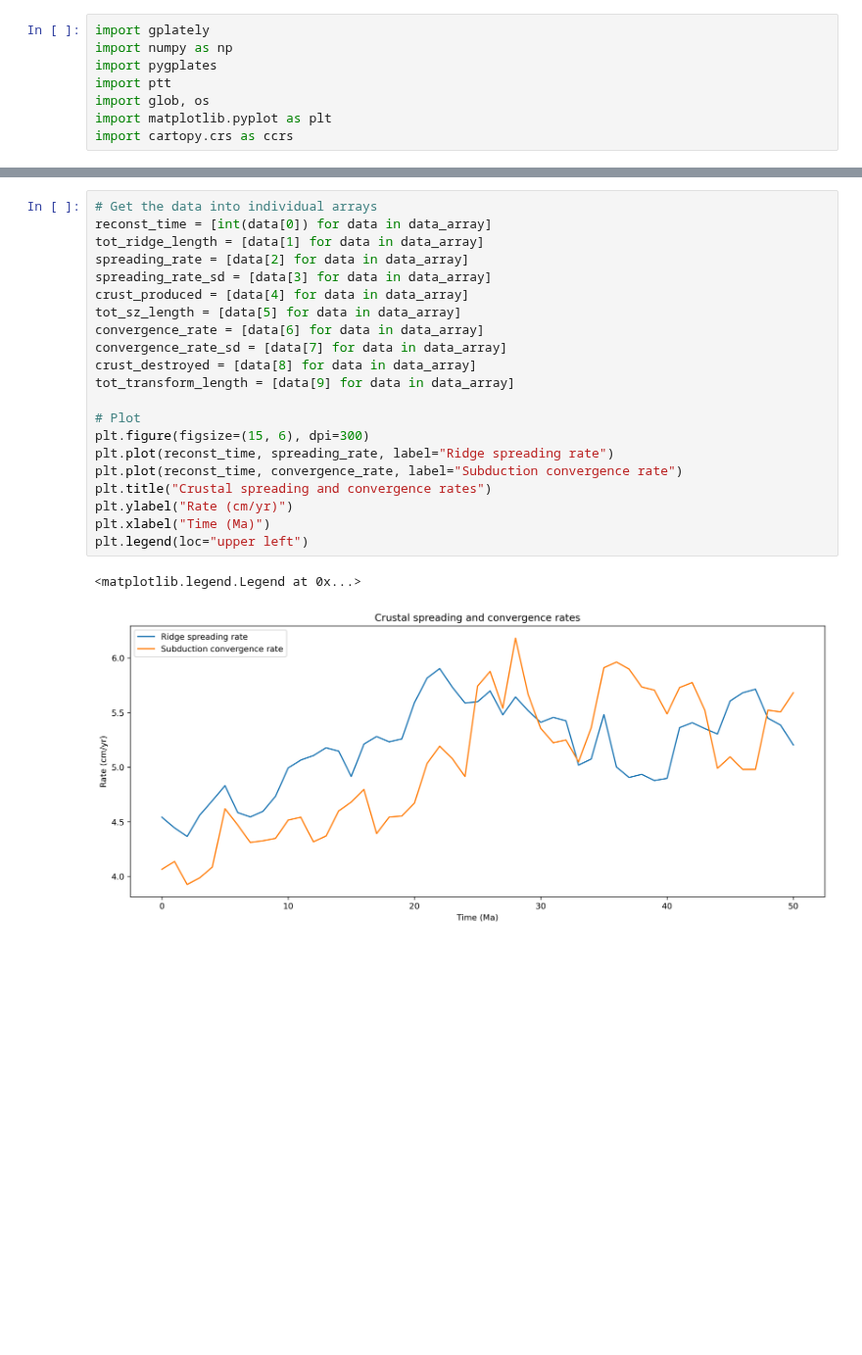
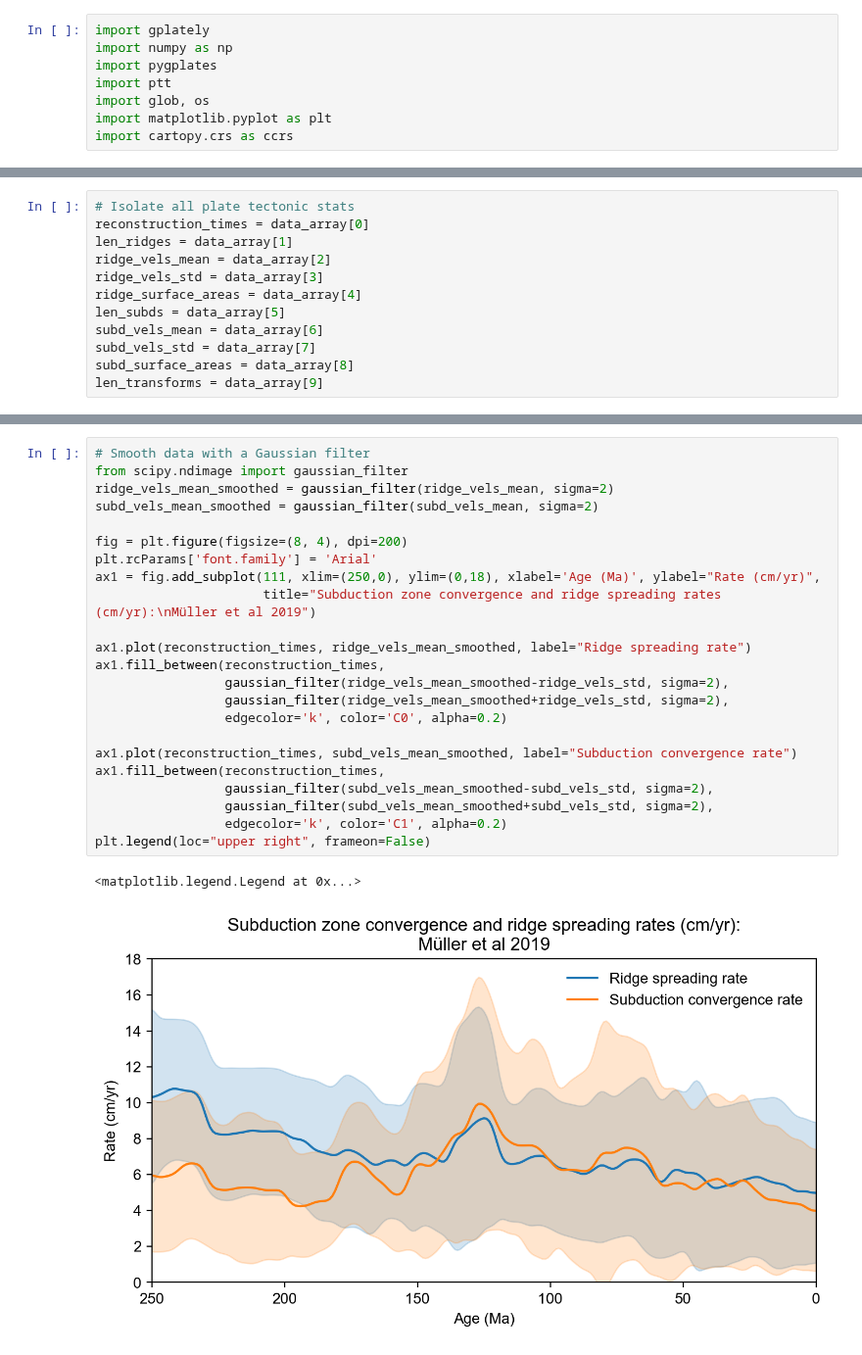
Before and after one commit to GPlates/gplately, a Jupyter notebook: Notebooks/07-WorkingWithPlateTectonicStats.ipynb, the cells around one changed output, grey strips where cells are left out. Shown at 98% size. Saved outputs shown, nothing was run; the diff lists cells and outputs as text; blank space fills up the shorter version.

```diff
--- a/Notebooks/07-WorkingWithPlateTectonicStats.ipynb
+++ b/Notebooks/07-WorkingWithPlateTectonicStats.ipynb
@@ -113 +128,13 @@ for time in time_array:
+# %%
+# Isolate all plate tectonic stats
+reconstruction_times = data_array[0]
+len_ridges = data_array[1]
+ridge_vels_mean = data_array[2]
+ridge_vels_std = data_array[3]
+ridge_surface_areas = data_array[4]
+len_subds = data_array[5]
+subd_vels_mean = data_array[6]
+subd_vels_std = data_array[7]
+subd_surface_areas = data_array[8]
+len_transforms = data_array[9]
 # %% [markdown]
@@ -116,25 +143,27 @@ As an example, let's plot the ridge spreading rate and trench convergence rate a
 # %%
-# Get the data into individual arrays
-reconst_time = [int(data[0]) for data in data_array]
-tot_ridge_length = [data[1] for data in data_array]
-spreading_rate = [data[2] for data in data_array]
-spreading_rate_sd = [data[3] for data in data_array]
-crust_produced = [data[4] for data in data_array]
-tot_sz_length = [data[5] for data in data_array]
-convergence_rate = [data[6] for data in data_array]
-convergence_rate_sd = [data[7] for data in data_array]
-crust_destroyed = [data[8] for data in data_array]
-tot_transform_length = [data[9] for data in data_array]
+# Smooth data with a Gaussian filter
+from scipy.ndimage import gaussian_filter
+ridge_vels_mean_smoothed = gaussian_filter(ridge_vels_mean, sigma=2)
+subd_vels_mean_smoothed = gaussian_filter(subd_vels_mean, sigma=2)
 
-# Plot
-plt.figure(figsize=(15, 6), dpi=300)
-plt.plot(reconst_time, spreading_rate, label="Ridge spreading rate")
-plt.plot(reconst_time, convergence_rate, label="Subduction convergence rate")
-plt.title("Crustal spreading and convergence rates")
-plt.ylabel("Rate (cm/yr)")
-plt.xlabel("Time (Ma)")
-plt.legend(loc="upper left")
+fig = plt.figure(figsize=(8, 4), dpi=200)
+plt.rcParams['font.family'] = 'Arial'
+ax1 = fig.add_subplot(111, xlim=(250,0), ylim=(0,18), xlabel='Age (Ma)', ylabel="Rate (cm/yr)",
+                      title="Subduction zone convergence and ridge spreading rates (cm/yr):\nMüller et al 2019")
+
+ax1.plot(reconstruction_times, ridge_vels_mean_smoothed, label="Ridge spreading rate")
+ax1.fill_between(reconstruction_times,
+                 gaussian_filter(ridge_vels_mean_smoothed-ridge_vels_std, sigma=2),
+                 gaussian_filter(ridge_vels_mean_smoothed+ridge_vels_std, sigma=2),
+                 edgecolor='k', color='C0', alpha=0.2)
+
+ax1.plot(reconstruction_times, subd_vels_mean_smoothed, label="Subduction convergence rate")
+ax1.fill_between(reconstruction_times,
+                 gaussian_filter(subd_vels_mean_smoothed-subd_vels_std, sigma=2),
+                 gaussian_filter(subd_vels_mean_smoothed+subd_vels_std, sigma=2),
+                 edgecolor='k', color='C1', alpha=0.2)
+plt.legend(loc="upper right", frameon=False)
 # %% [output]
 <matplotlib.legend.Legend at 0x...>
-[figure, old version]
+[figure, new version]
 # %% [markdown]
```
Also changed, not shown: parts of 30 cells of this notebook, 2 other files.
